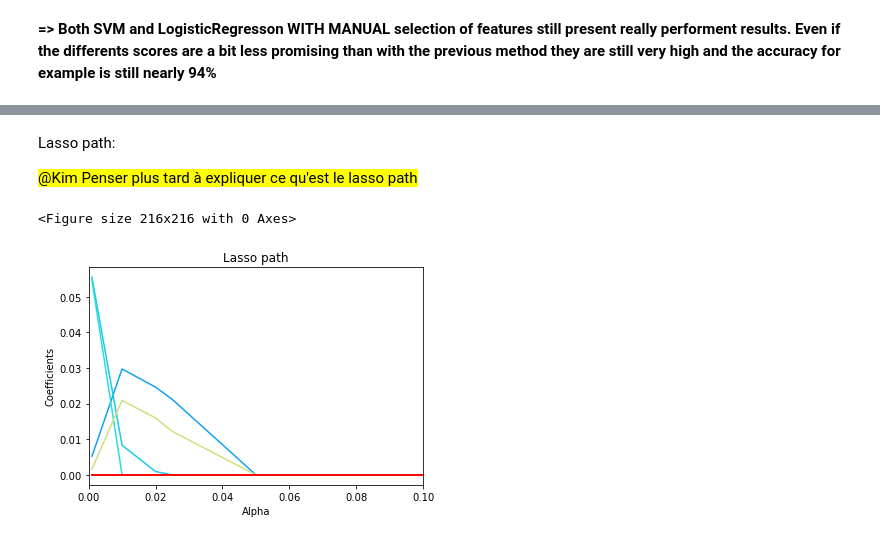
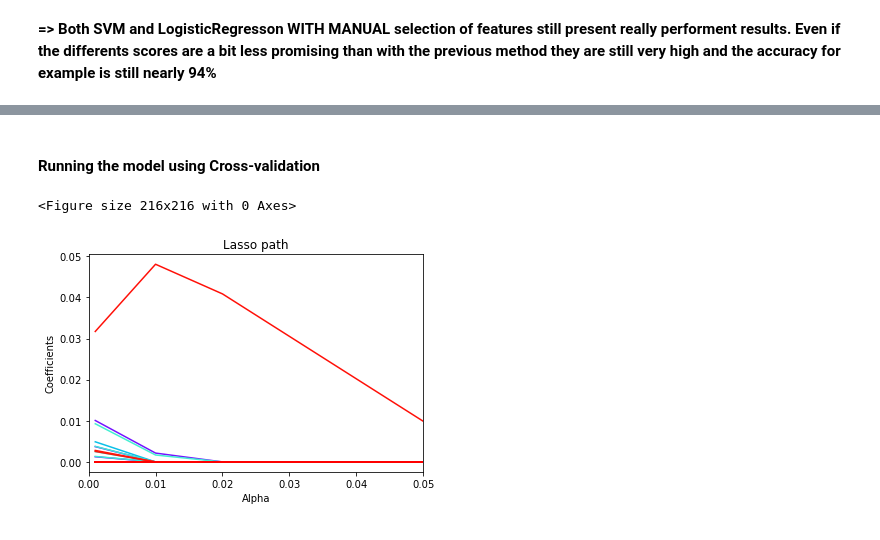
Before and after one commit to ARKEnsae/DM_ML_3A, a Jupyter notebook: TP2/TP2_KA_IB.ipynb, the cells around one changed output, grey strips where cells are left out. Cells and saved outputs as stored; diff of their text form; code cells hidden in the pictures.

Commit message:
06/12 : proposition lasso !

```diff
--- a/TP2/TP2_KA_IB.ipynb
+++ b/TP2/TP2_KA_IB.ipynb
@@ -1087,4 +1074,0 @@ pprint(lasso.get_params())
-# %% [markdown]
-Lasso path:
-
-<mark> @Kim Penser plus tard à expliquer ce qu'est le lasso path</mark>
@@ -1091,27 +1117,28 @@ Lasso path:
+# %% [markdown]
+#### Running the model using Cross-validation
 # %%
 #lasso path
 from sklearn.linear_model import lasso_path
 my_alphas = np.array([0.001,0.01,0.02,0.025,0.05,0.1,0.25,0.5,0.8,1.0])
 alpha_for_path, coefs_lasso, _ = lasso_path(X_train_preproc,y,alphas=my_alphas)
-nb_coeff = coefs_lasso.shape[0] #28 avec filtre variables sinon 244
+nb_coeff = coefs_lasso.shape[0] #578
 nb_alpha = coefs_lasso.shape[1]
 import matplotlib.cm as cm
 couleurs = cm.rainbow(np.linspace(0,1,nb_coeff))
 
 #lasso path plot(one curve per variable)
 plt.figure(figsize=(3, 3))
 fig, ax1 = plt.subplots()
 for i in range(nb_coeff):
-    #plt.plot(alpha_for_path,coefs_lasso[i,:],c=couleurs[i])
     ax1.plot(alpha_for_path,coefs_lasso[i,:],c=couleurs[i])
 plt.xlabel('Alpha')
-plt.xlim(0,0.1)
+plt.xlim(0,0.05)
 plt.ylabel('Coefficients')
 plt.title('Lasso path')
 plt.show()
 # %% [output]
 <Figure size 216x216 with 0 Axes>
-[figure, old version]
+[figure, new version]
 # %%
 #number of non-zero coefficient(s) for each alpha
 nbNonZero = np.apply_along_axis(func1d=np.count_nonzero,arr=coefs_lasso,axis=0)
```
Also changed, not shown: parts of 16 cells of this notebook.
